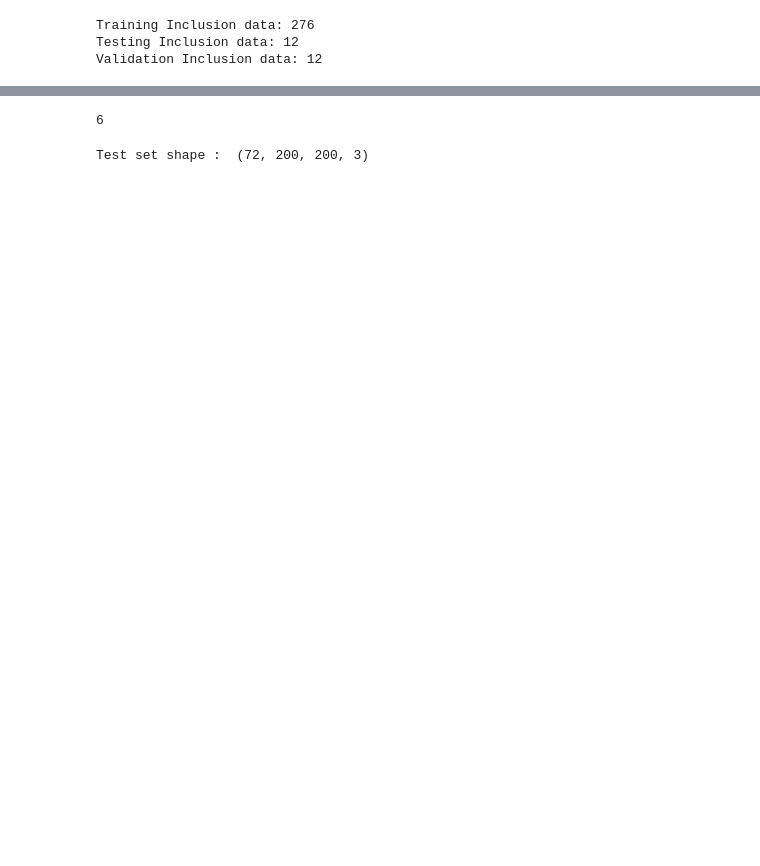
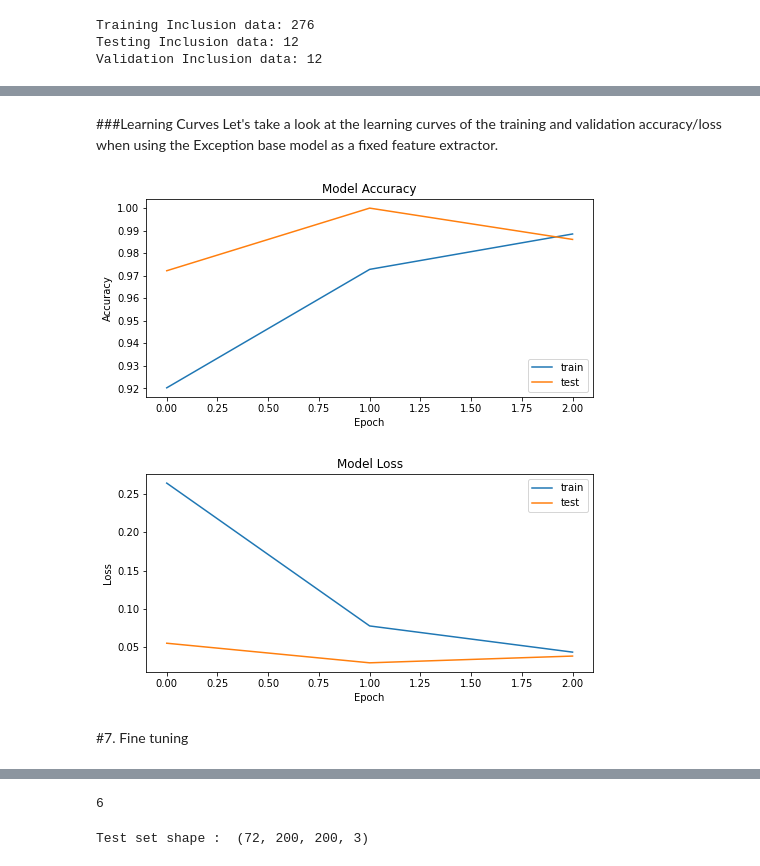
Before and after one commit to mendiang/Metal-Surface-Defect, a Jupyter notebook: Metal_Surface_Defects_NEU_DET.ipynb, the cells around one changed output, grey strips where cells are left out. Saved outputs shown, nothing was run; the diff lists cells and outputs as text; code cells hidden in the pictures; blank space fills up the shorter version.

```diff
--- a/Metal_Surface_Defects_NEU_DET.ipynb
+++ b/Metal_Surface_Defects_NEU_DET.ipynb
@@ -213,0 +168,2 @@ x_test, y_test,target_labels = load_dataset(test_dir)
+# %%
+base_model.trainable = False # Freeze the base_model
@@ -213,0 +207,4 @@ x_test, y_test,target_labels = load_dataset(test_dir)
+# %%
+model.compile(loss='categorical_crossentropy', #categorical_crossentropy is used for loss function in case of classification of 3 classes or more
+                optimizer='adam',
+                metrics=['accuracy'])
@@ -213,0 +241,6 @@ x_test, y_test,target_labels = load_dataset(test_dir)
+# %%
+initial_epochs = 10
+#Determine our initial validation test data result in loss and accuracy
+loss0, accuracy0 = model.evaluate(validation_generator)
+print("initial loss: {:.2f}".format(loss0))
+print("initial accuracy: {:.2f}".format(accuracy0))
@@ -213,0 +266,40 @@ x_test, y_test,target_labels = load_dataset(test_dir)
+# %% [markdown]
+###Learning Curves
+Let's take a look at the learning curves of the training and validation accuracy/loss when using the Exception base model as a fixed feature extractor.
+# %%
+from matplotlib.ticker import StrMethodFormatter
+
+plt.figure(figsize=(8, 8))
+
+acc = history.history['accuracy']
+val_acc = history.history['val_accuracy']
+
+loss = history.history['loss']
+val_loss = history.history['val_loss']
+
+
+# summarize history for accuracy
+plt.subplot(211)
+plt.plot(acc)
+plt.plot(val_acc)
+plt.title('Model Accuracy')
+plt.ylabel('Accuracy')
+plt.gca().yaxis.set_major_formatter(StrMethodFormatter('{x:,.2f}')) # 2 decimal places
+plt.xlabel('Epoch')
+plt.legend(['train', 'test'], loc='lower right')
+
+plt.figure(figsize=(8, 8))
+
+# summarize history for loss
+plt.subplot(212)
+plt.plot(loss)
+plt.plot(val_loss)
+plt.title('Model Loss')
+plt.ylabel('Loss')
+plt.gca().yaxis.set_major_formatter(StrMethodFormatter('{x:,.2f}')) # 2 decimal places
+plt.xlabel('Epoch')
+plt.legend(['train', 'test'], loc='upper right')
+plt.show()
+# %% [output]
+[figure, added]
+[figure, added]
@@ -213,0 +310,2 @@ x_test, y_test,target_labels = load_dataset(test_dir)
+# %% [markdown]
+#7. Fine tuning
```
Also changed, not shown: parts of 61 cells of this notebook.
